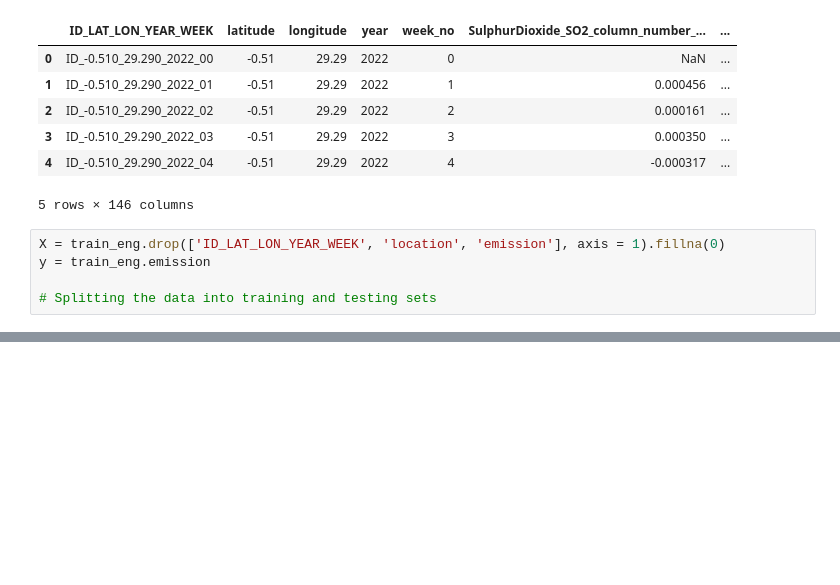
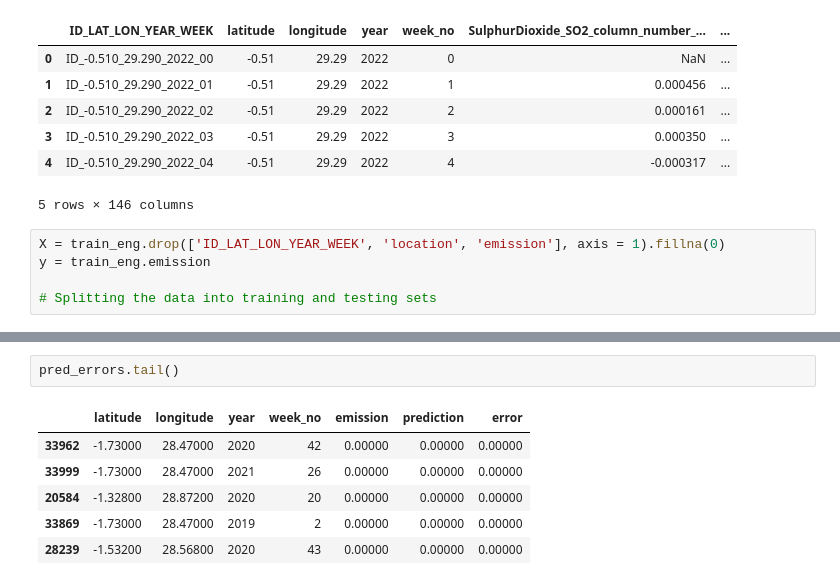
Before and after one commit to candybains/Candy, a Jupyter notebook: Carbon_Emission.ipynb, the cells around one changed output, grey strips where cells are left out. Cells and saved outputs as stored; diff of their text form; blank space fills up the shorter version.

```diff
--- a/Carbon_Emission.ipynb
+++ b/Carbon_Emission.ipynb
@@ -110,0 +146,9 @@ clf.fit(X_train, y_train)
+# %%
+pred_errors.tail()
+# %% [output]
+|  | latitude | longitude | year | week_no | emission | prediction | error |
+| 33962 | -1.73000 | 28.47000 | 2020 | 42 | 0.00000 | 0.00000 | 0.00000 |
+| 33999 | -1.73000 | 28.47000 | 2021 | 26 | 0.00000 | 0.00000 | 0.00000 |
+| 20584 | -1.32800 | 28.87200 | 2020 | 20 | 0.00000 | 0.00000 | 0.00000 |
+| 33869 | -1.73000 | 28.47000 | 2019 | 2 | 0.00000 | 0.00000 | 0.00000 |
+| 28239 | -1.53200 | 28.56800 | 2020 | 43 | 0.00000 | 0.00000 | 0.00000 |
```
Also changed, not shown: parts of 9 cells of this notebook.
